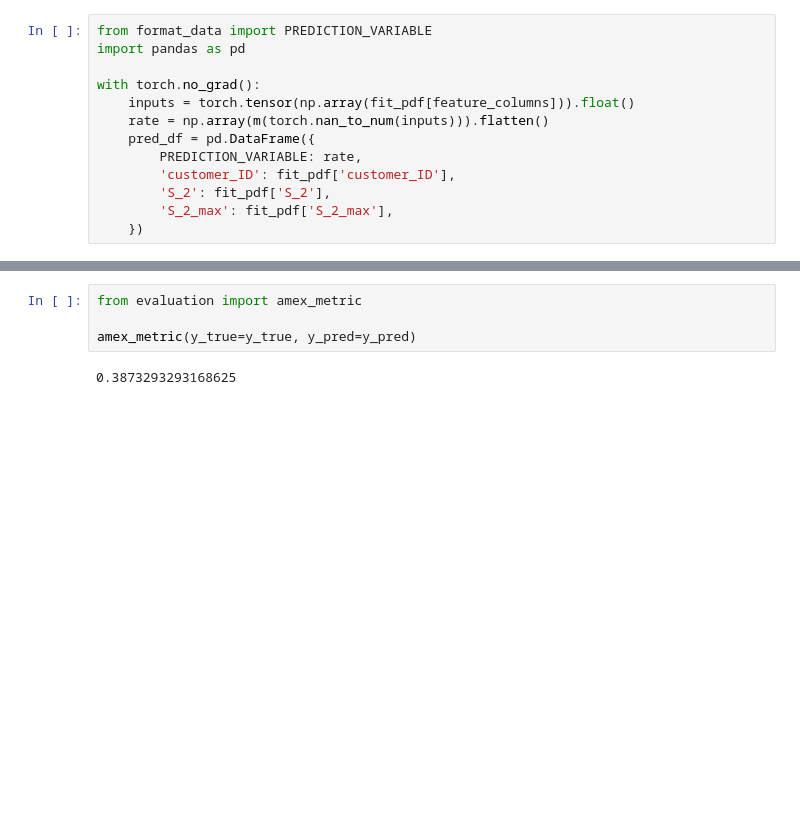
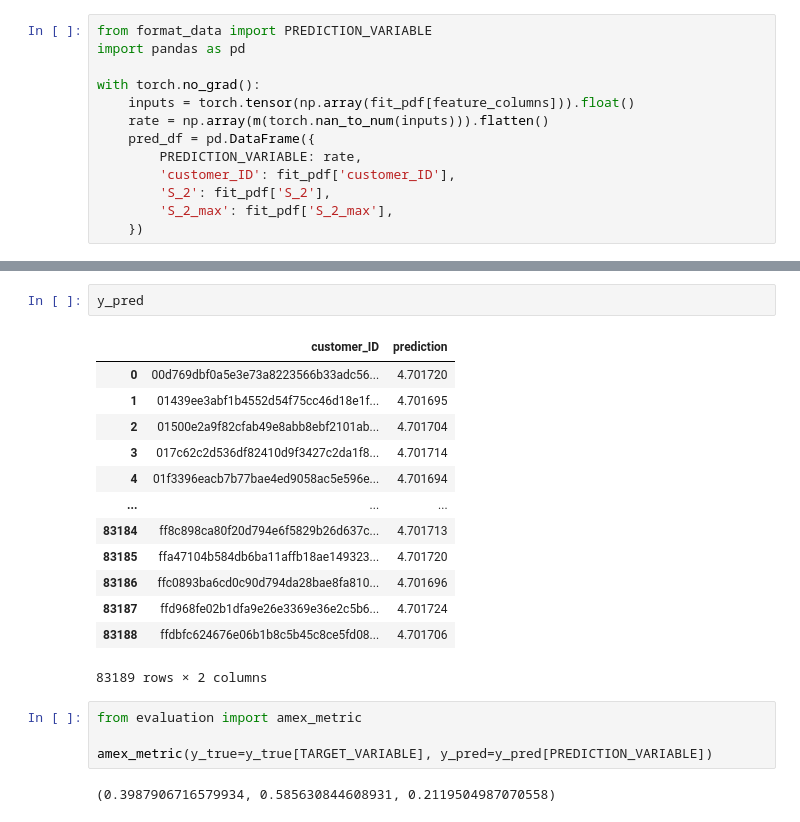
Before and after one commit to tianle91/kaggle-amex-default-prediction, a Jupyter notebook: exploss.ipynb, the cells around one changed output, grey strips where cells are left out. Saved outputs shown, nothing was run; the diff lists cells and outputs as text; blank space fills up the shorter version.

```diff
--- a/exploss.ipynb
+++ b/exploss.ipynb
@@ -240,6 +276,22 @@ plt.show()
+# %%
+y_pred
+# %% [output]
+|  | customer_ID | prediction |
+| 0 | 00d769dbf0a5e3e73a8223566b33adc56... | 4.701720 |
+| 1 | 01439ee3abf1b4552d54f75cc46d18e1f... | 4.701695 |
+| 2 | 01500e2a9f82cfab49e8abb8ebf2101ab... | 4.701704 |
+| 3 | 017c62c2d536df82410d9f3427c2da1f8... | 4.701714 |
+| 4 | 01f3396eacb7b77bae4ed9058ac5e596e... | 4.701694 |
+| ... | ... | ... |
+| 83184 | ff8c898ca80f20d794e6f5829b26d637c... | 4.701713 |
+| 83185 | ffa47104b584db6ba11affb18ae149323... | 4.701720 |
+| 83186 | ffc0893ba6cd0c90d794da28bae8fa810... | 4.701696 |
+| 83187 | ffd968fe02b1dfa9e26e3369e36e2c5b6... | 4.701724 |
+| 83188 | ffdbfc624676e06b1b8c5b45c8ce5fd08... | 4.701706 |
+83189 rows × 2 columns
 # %%
 from evaluation import amex_metric
 
-amex_metric(y_true=y_true, y_pred=y_pred)
+amex_metric(y_true=y_true[TARGET_VARIABLE], y_pred=y_pred[PREDICTION_VARIABLE])
 # %% [output]
-0.3873293293168625
+(0.3987906716579934, 0.585630844608931, 0.2119504987070558)
```
Also changed, not shown: parts of 11 cells of this notebook.
